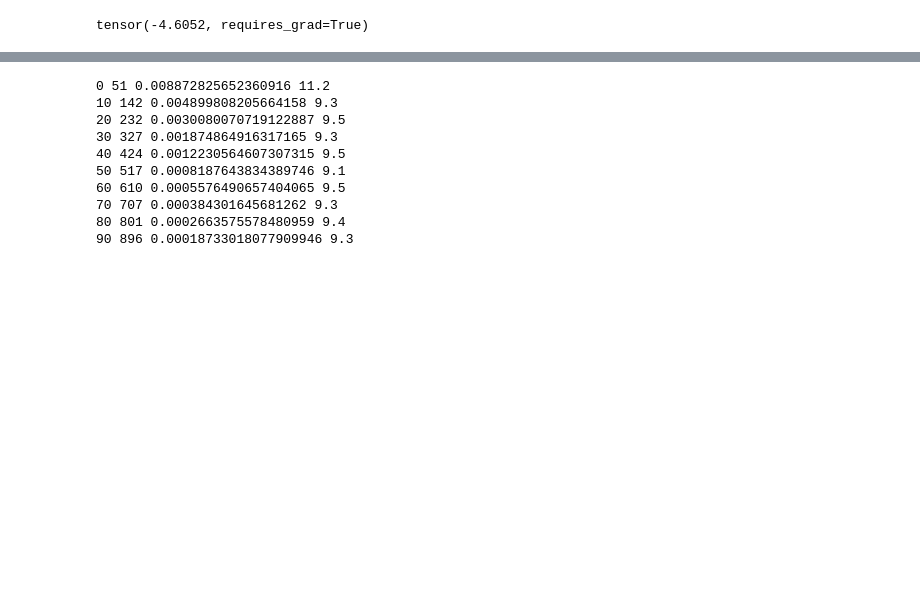
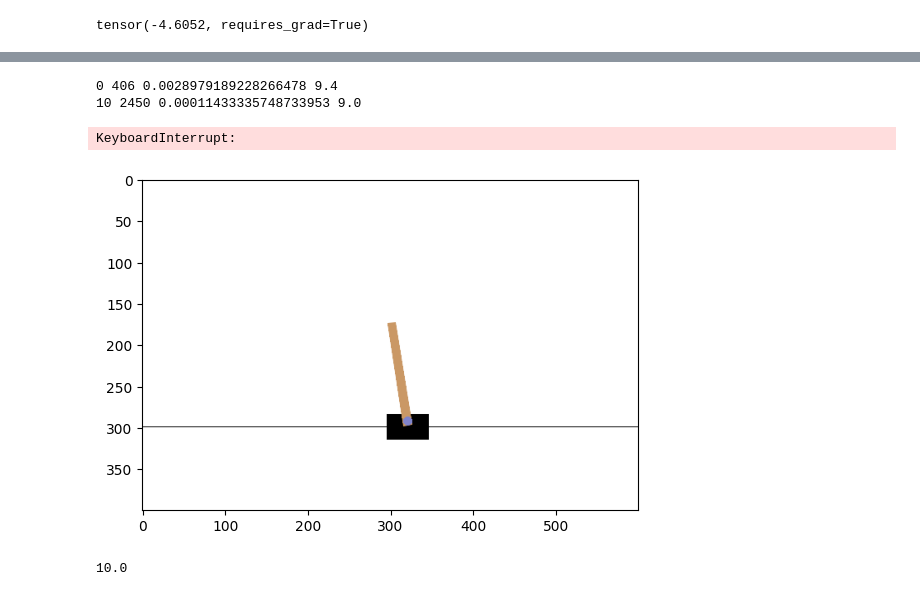
Before and after one commit to chenHurry00/Simple_Reinforcement_Learning, a Jupyter notebook: 12.SAC算法/2.SAC算法_平衡车_练习.ipynb, the cells around one changed output, grey strips where cells are left out. Cells and saved outputs as stored; diff of their text form; code cells hidden in the pictures; blank space fills up the shorter version.

```diff
--- a/12.SAC算法/2.SAC算法_平衡车_练习.ipynb
+++ b/12.SAC算法/2.SAC算法_平衡车_练习.ipynb
@@ -61,21 +61,28 @@ class ModelAction(torch.nn.Module):
                 )
 
     def forward(self, state):
-        prob = self.model(state)  # 输出概率 [1, 2]
+        prob = self.model(state)
 
         # 采样动作
         action = [random.choices(range(2), weights=p.tolist(), k=1)[0] for p in prob]  # 采样一个动作
 
         # 计算熵
         # prob[0, action] 是采样动作 action 的概率
-        log_prob = torch.log(prob[0, action] + 1e-7)  # 避免 log(0) 加小 epsilon
-        entropy = -log_prob  # 单个动作的熵贡献，-log π(a|s)
+        #log_prob = torch.log(prob + 1e-7)  # 避免 log(0) 加小 epsilon
+        #entropy = -log_prob  # 单个动作的熵贡献，-log π(a|s)
 
+        # 改2：离散熵用求和
+        #[b, 2]
+        entropy = prob * torch.log(prob + 1e-8)
+
+        #所有动作的熵求和
+        #[b, 2] -> [b, 1]
+        entropy = -entropy.sum(dim=1, keepdim=True)
         # 或者更准确的熵估计（基于整个分布）
         # 熵 = -∑ π(a|s) log π(a|s)，可以使用 prob 直接计算期望
         #entropy = -torch.sum(prob * torch.log(prob + 1e-7))  # 整个分布的熵
 
-        return action, entropy.reshape(-1,1)
+        return action, entropy.reshape(-1,1), prob
 
 
 model_action = ModelAction()
@@ -125,7 +133,7 @@ import numpy as np
 def get_action(state):
     state = torch.FloatTensor(state).reshape(1, 4)
     #[1, 4] -> [1, 2]
-    action, _ = model_action(state)
+    action, _, __ = model_action(state)
 
     return action
 
@@ -182,12 +190,13 @@ def get_sample():
     #从样本池中采样
     samples = random.sample(datas, 64)
 
+    # 改8： 返回数据类型 action F->L reward:L->F
     #[b, 4]
     state = torch.FloatTensor([i[0] for i in samples]).reshape(-1, 4)
     #[b, 1]
-    action = torch.FloatTensor([i[1] for i in samples]).reshape(-1, 1)
+    action = torch.LongTensor([i[1] for i in samples]).reshape(-1, 1)
     #[b, 1]
-    reward = torch.LongTensor([i[2] for i in samples]).reshape(-1, 1)
+    reward = torch.FloatTensor([i[2] for i in samples]).reshape(-1, 1)
     #[b, 4]
     next_state = torch.FloatTensor([i[3] for i in samples]).reshape(-1, 4)
     #[b, 1]
@@ -348,11 +365,12 @@ get_loss_action(state)
 # %%
 def train():
-    optimizer_action = torch.optim.Adam(model_action.parameters(), lr=3e-4)
-    optimizer_value1 = torch.optim.Adam(model_value1.parameters(), lr=3e-3)
-    optimizer_value2 = torch.optim.Adam(model_value2.parameters(), lr=3e-3)
+    #改7： 学习率大小
+    optimizer_action = torch.optim.Adam(model_action.parameters(), lr=1e-3)
+    optimizer_value1 = torch.optim.Adam(model_value1.parameters(), lr=1e-2)
+    optimizer_value2 = torch.optim.Adam(model_value2.parameters(), lr=1e-2)
 
     #alpha也是要更新的参数,所以这里要定义优化器
-    optimizer_alpha = torch.optim.Adam([alpha], lr=3e-4)
+    optimizer_alpha = torch.optim.Adam([alpha], lr=1e-2)
 
     loss_fn = torch.nn.MSELoss()
 
@@ -374,9 +392,10 @@ def train():
             target = get_target(reward, next_state, over)
             target = target.detach()
 
+            # 改6：取对应动作的value值 [b,2]->[b,1]
             #计算两个value
-            value1 = model_value1(state, action)
-            value2 = model_value2(state, action)
+            value1 = model_value1(state, action).gather(dim=1, index=action.to(torch.int64))
+            value2 = model_value2(state, action).gather(dim=1, index=action.to(torch.int64))
 
             #计算两个loss,两个value的目标都是要贴近target
             loss_value1 = loss_fn(value1, target)
@@ -418,13 +437,11 @@ def train():
 
 train()
 # %% [output]
-0 51 0.008872825652360916 11.2
-10 142 0.004899808205664158 9.3
-20 232 0.0030080070719122887 9.5
-30 327 0.001874864916317165 9.3
-40 424 0.0012230564607307315 9.5
-50 517 0.0008187643834389746 9.1
-60 610 0.0005576490657404065 9.5
-70 707 0.000384301645681262 9.3
-80 801 0.0002663575578480959 9.4
-90 896 0.00018733018077909946 9.3
+0 406 0.0028979189228266478 9.4
+10 2450 0.00011433335748733953 9.0
+KeyboardInterrupt:
+# %%
+test(play=True)
+# %% [output]
+[figure, added]
+10.0
```
Also changed, not shown: parts of 10 cells of this notebook.
